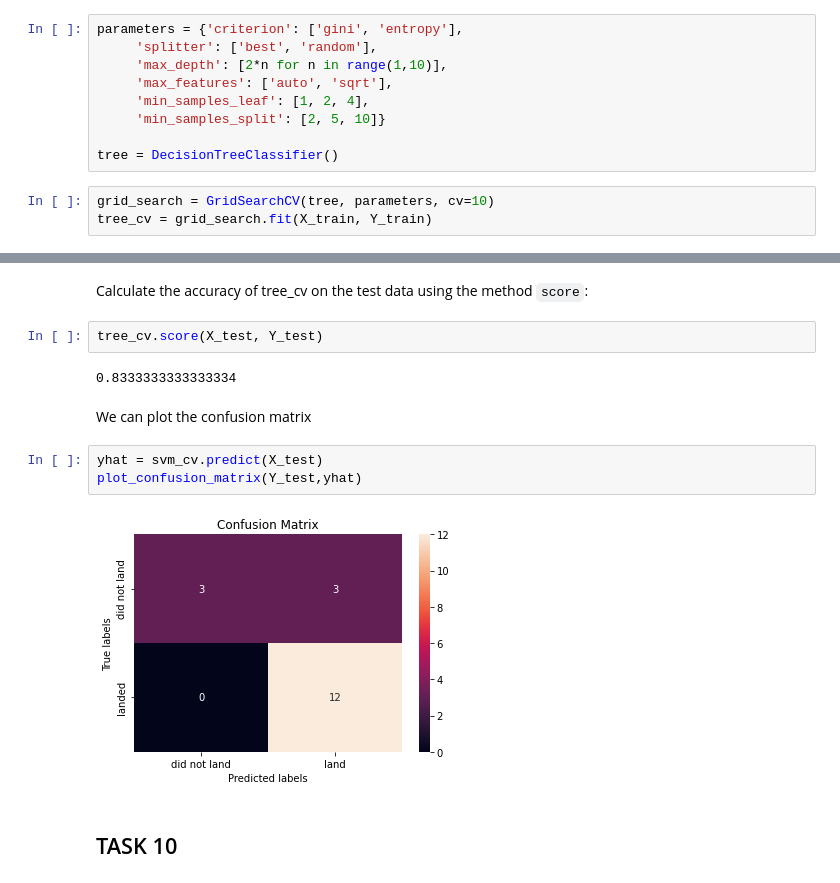
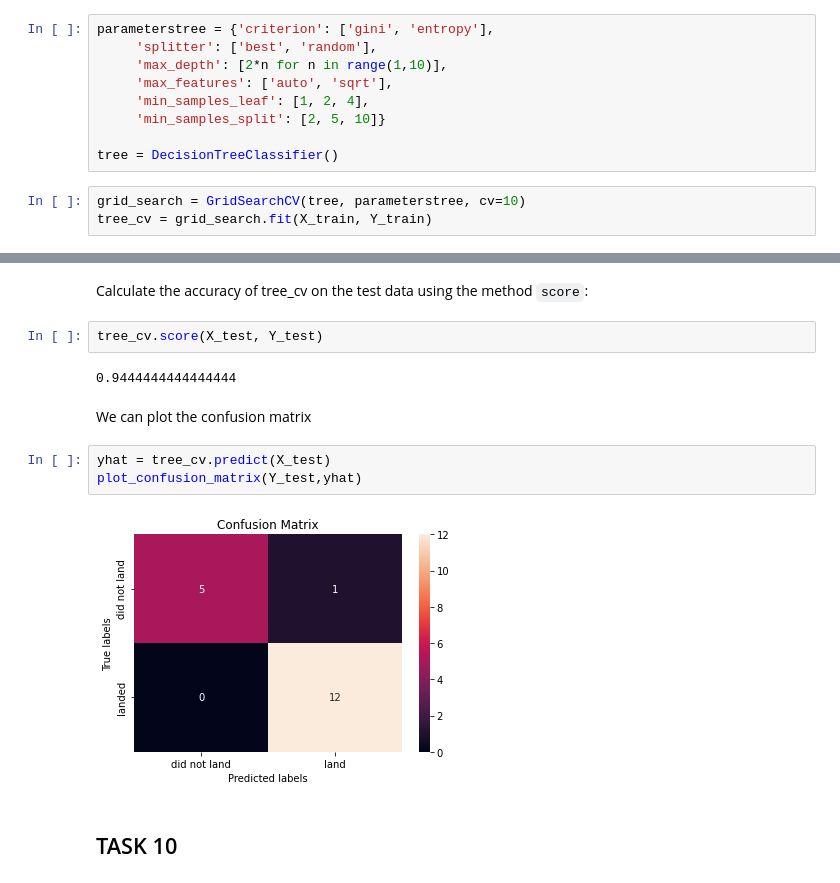
Before and after one commit to jaolartem/capstone-data-sciences, a Jupyter notebook: SpaceX_Machine Learning Prediction_Part_5.ipynb, the cells around one changed output, grey strips where cells are left out. Saved outputs shown, nothing was run; the diff lists cells and outputs as text.

Commit message:
Machine Learning Prediction

```diff
--- a/SpaceX_Machine Learning Prediction_Part_5.ipynb
+++ b/SpaceX_Machine Learning Prediction_Part_5.ipynb
@@ -237,7 +249,7 @@ plot_confusion_matrix(Y_test,yhat)
 # %% [markdown]
 Create a decision tree classifier object then  create a  <code>GridSearchCV</code> object  <code>tree_cv</code> with cv = 10.  Fit the object to find the best parameters from the dictionary <code>parameters</code>.
 # %%
-parameters = {'criterion': ['gini', 'entropy'],
+parameterstree = {'criterion': ['gini', 'entropy'],
      'splitter': ['best', 'random'],
      'max_depth': [2*n for n in range(1,10)],
      'max_features': ['auto', 'sqrt'],
@@ -246,7 +258,7 @@ parameters = {'criterion': ['gini', 'entropy'],
 
 tree = DecisionTreeClassifier()
 # %%
-grid_search = GridSearchCV(tree, parameters, cv=10)
+grid_search = GridSearchCV(tree, parameterstree, cv=10)
 tree_cv = grid_search.fit(X_train, Y_train)
 # %%
 print("tuned hpyerparameters :(best parameters) ",tree_cv.best_params_)
@@ -261,14 +273,14 @@ Calculate the accuracy of tree_cv on the test data using the method <code>score<
 # %%
 tree_cv.score(X_test, Y_test)
 # %% [output]
-0.8333333333333334
+0.9444444444444444
 # %% [markdown]
 We can plot the confusion matrix
 # %%
-yhat = svm_cv.predict(X_test)
+yhat = tree_cv.predict(X_test)
 plot_confusion_matrix(Y_test,yhat)
 # %% [output]
-[figure, old version]
+[figure, new version]
 # %% [markdown]
 ## TASK  10
 # %% [markdown]
```
Also changed, not shown: parts of 10 cells of this notebook.
